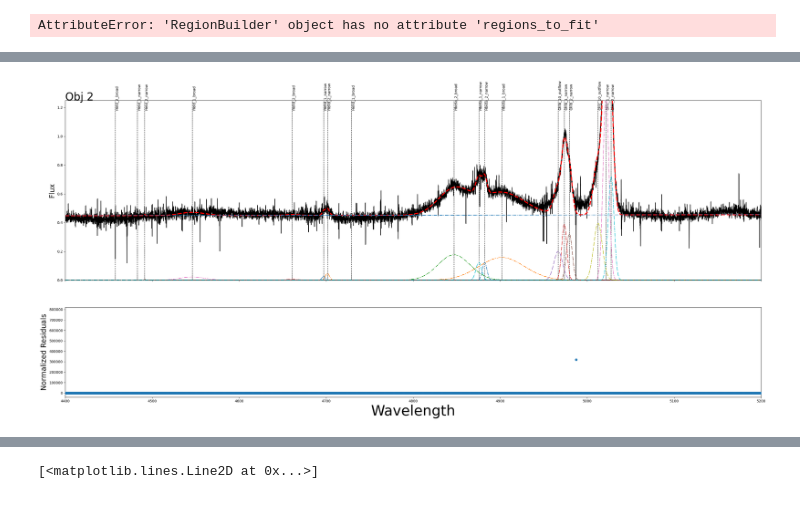
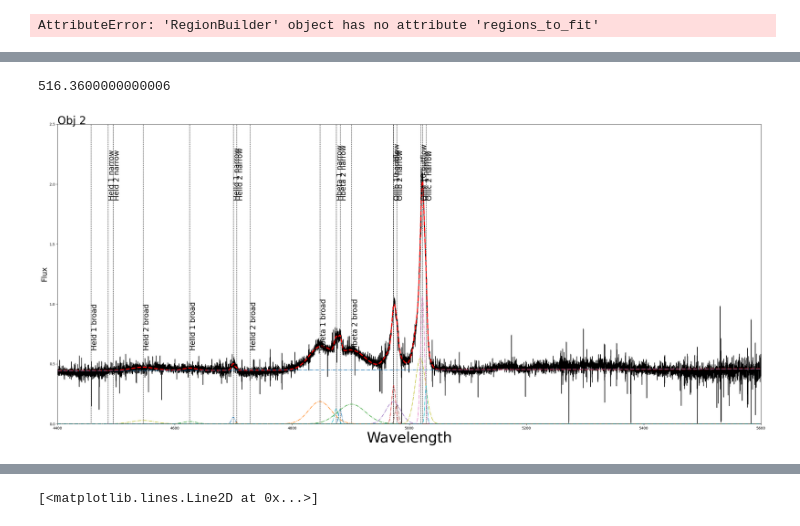
Before and after one commit to felavila/sheap, a Jupyter notebook: notebooks/2038_xd.ipynb, the cells around one changed output, grey strips where cells are left out. Saved outputs shown, nothing was run; the diff lists cells and outputs as text; code cells hidden in the pictures.

```diff
--- a/notebooks/2038_xd.ipynb
+++ b/notebooks/2038_xd.ipynb
@@ -105,5 +118,9 @@ num_steps: 2000
+# %%
+6562.8 - 6046.440
+# %% [output]
+516.3600000000006
 # %%
 region_plot = SheapRegionplot(clase)
-region_plot.plot(2,xlim=[4400,5200],ylim=[0,1.25],add_name=True)#207
+region_plot.plot(2,xlim=[4400,5600],ylim=[0,2.5],add_name=True,residual=False)#207
 # %% [output]
-[figure, old version]
+[figure, new version]
```
Also changed, not shown: parts of 23 cells of this notebook, 3 other files.
